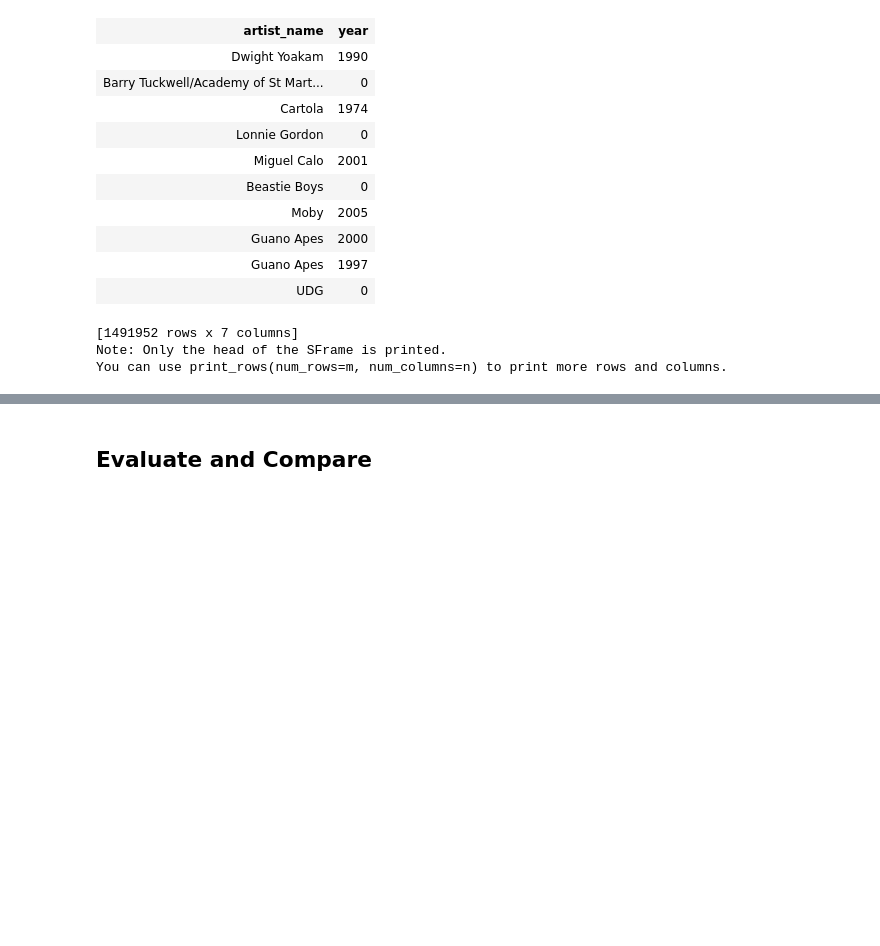
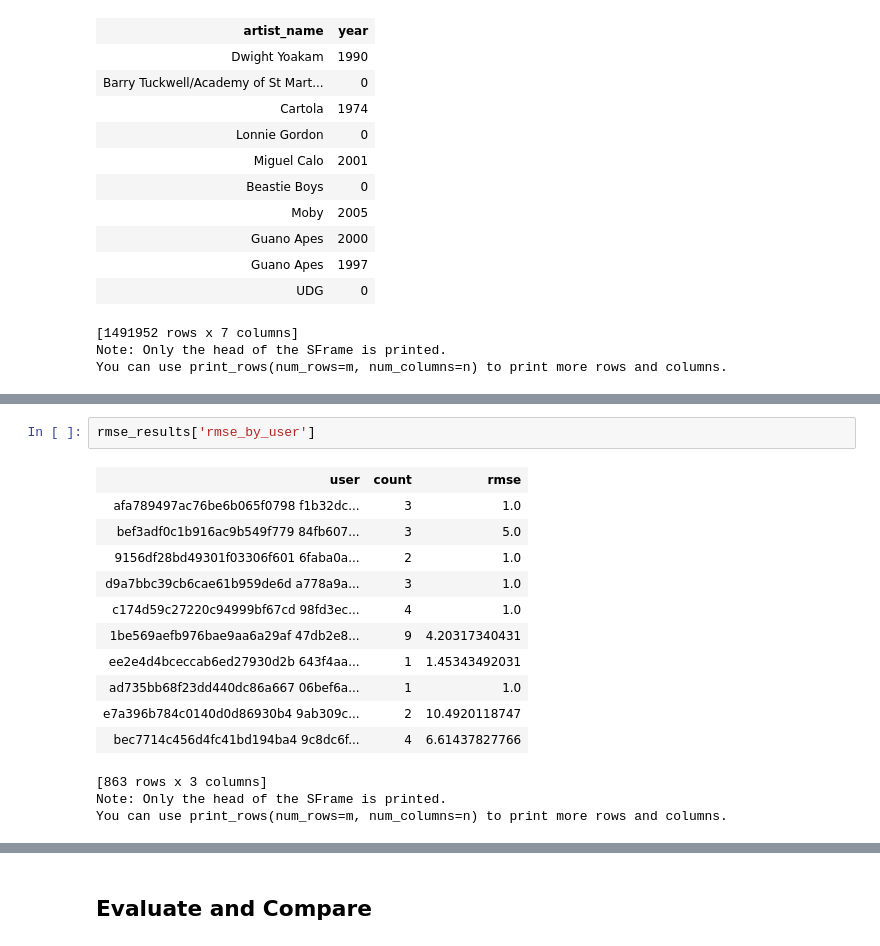
Before and after one commit to kjprice/SMU-data-mining, a Jupyter notebook: python_notebooks/Project 3.ipynb, the cells around one changed output, grey strips where cells are left out. Drawn from its saved outputs; the diff is of its cells as text; blank space fills up the shorter version.

```diff
--- a/python_notebooks/Project 3.ipynb
+++ b/python_notebooks/Project 3.ipynb
@@ -188,0 +280,17 @@ You can use print_rows(num_rows=m, num_columns=n) to print more rows and columns
+# %%
+rmse_results['rmse_by_user']
+# %% [output]
+| user | count | rmse |
+| afa789497ac76be6b065f0798 f1b32dc... | 3 | 1.0 |
+| bef3adf0c1b916ac9b549f779 84fb607... | 3 | 5.0 |
+| 9156df28bd49301f03306f601 6faba0a... | 2 | 1.0 |
+| d9a7bbc39cb6cae61b959de6d a778a9a... | 3 | 1.0 |
+| c174d59c27220c94999bf67cd 98fd3ec... | 4 | 1.0 |
+| 1be569aefb976bae9aa6a29af 47db2e8... | 9 | 4.20317340431 |
+| ee2e4d4bceccab6ed27930d2b 643f4aa... | 1 | 1.45343492031 |
+| ad735bb68f23dd440dc86a667 06bef6a... | 1 | 1.0 |
+| e7a396b784c0140d0d86930b4 9ab309c... | 2 | 10.4920118747 |
+| bec7714c456d4fc41bd194ba4 9c8dc6f... | 4 | 6.61437827766 |
+[863 rows x 3 columns]
+Note: Only the head of the SFrame is printed.
+You can use print_rows(num_rows=m, num_columns=n) to print more rows and columns.
```
Also changed, not shown: parts of 25 cells of this notebook, 1 other file.
